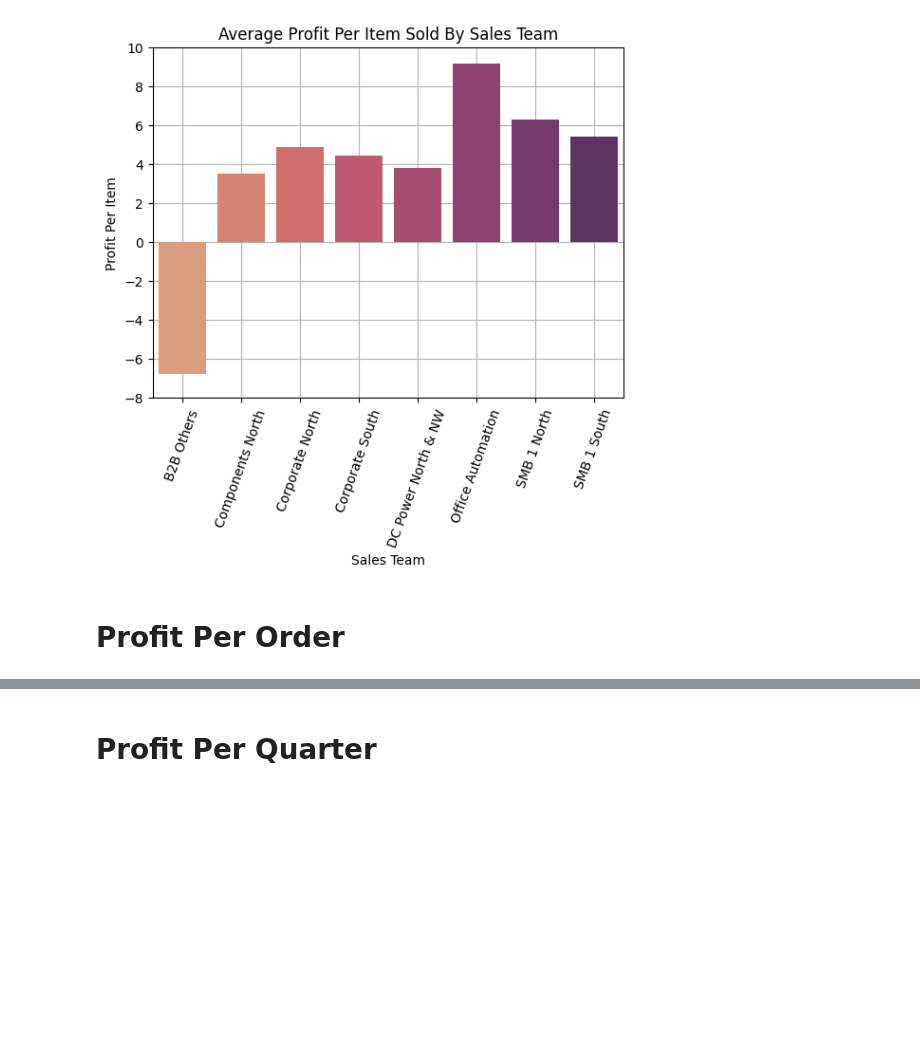
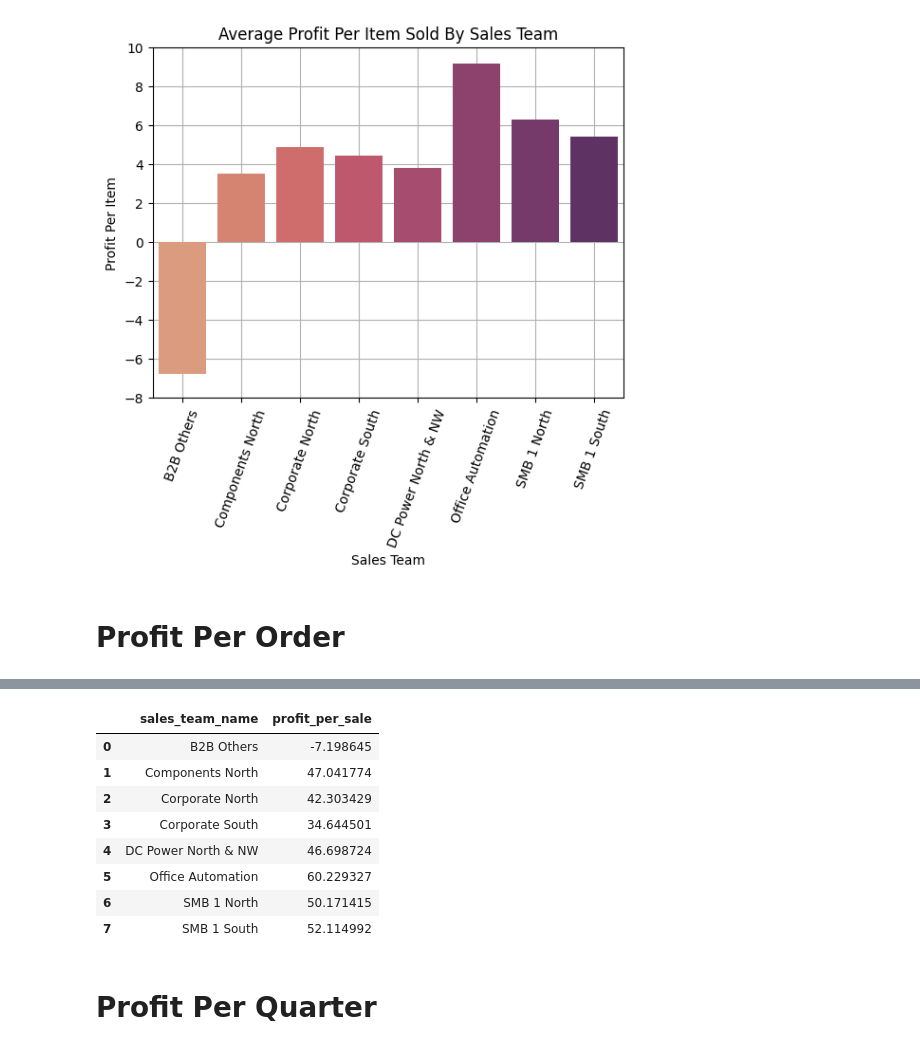
Before and after one commit to cholmes90s/data-analysis-and-clustering, a Jupyter notebook: src/analysis/sales_team_profit.ipynb, the cells around one changed output, grey strips where cells are left out. Drawn from its saved outputs; the diff is of its cells as text; code cells hidden in the pictures; blank space fills up the shorter version.

```diff
--- a/src/analysis/sales_team_profit.ipynb
+++ b/src/analysis/sales_team_profit.ipynb
@@ -179,3 +200,15 @@ figure.savefig('../../images/sales_team_profit/profit_per_order.png', transparen
+# %%
+profit_per_item
+# %% [output]
+|  | sales_team_name | profit_per_sale |
+| 0 | B2B Others | -7.198645 |
+| 1 | Components North | 47.041774 |
+| 2 | Corporate North | 42.303429 |
+| 3 | Corporate South | 34.644501 |
+| 4 | DC Power North & NW | 46.698724 |
+| 5 | Office Automation | 60.229327 |
+| 6 | SMB 1 North | 50.171415 |
+| 7 | SMB 1 South | 52.114992 |
 # %% [markdown]
 # Profit Per Quarter
 # %%
```
Also changed, not shown: parts of 4 cells of this notebook, 6 other files.
